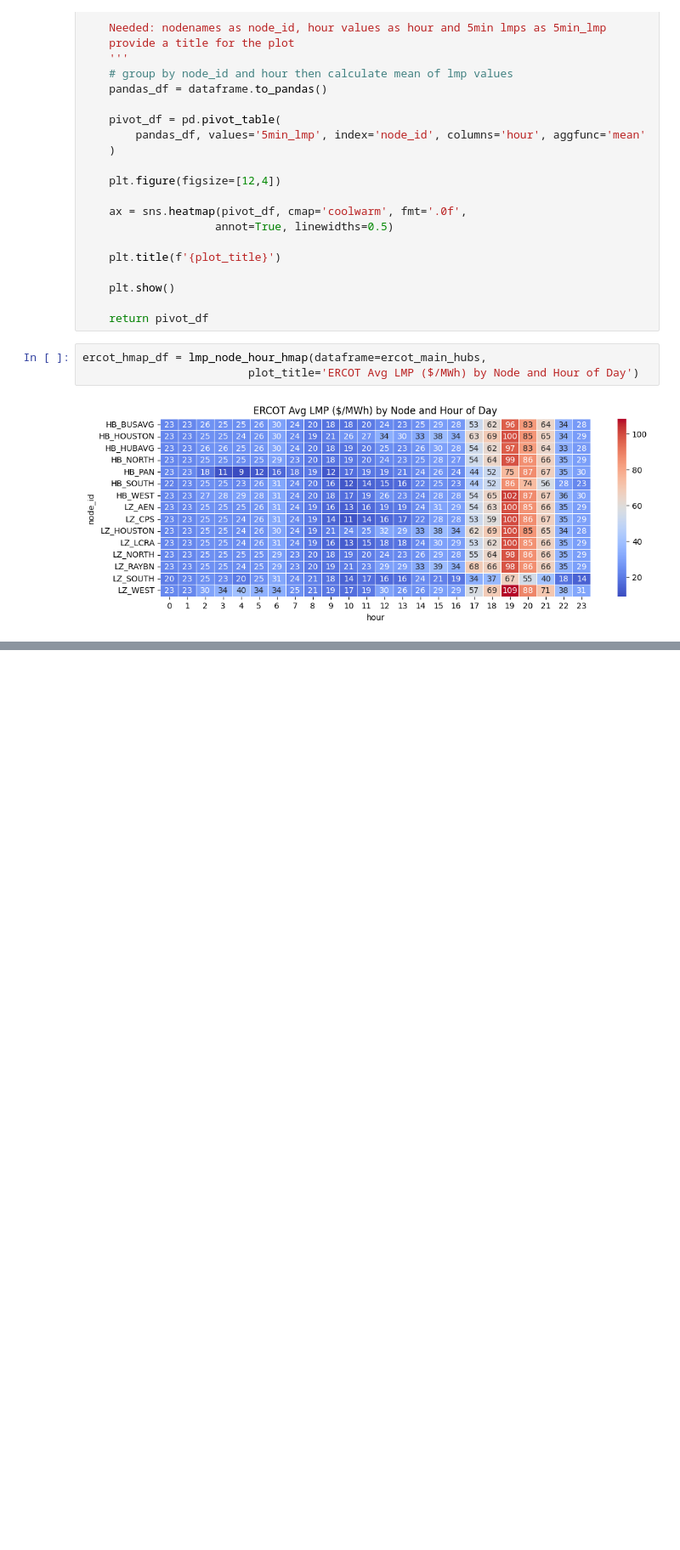
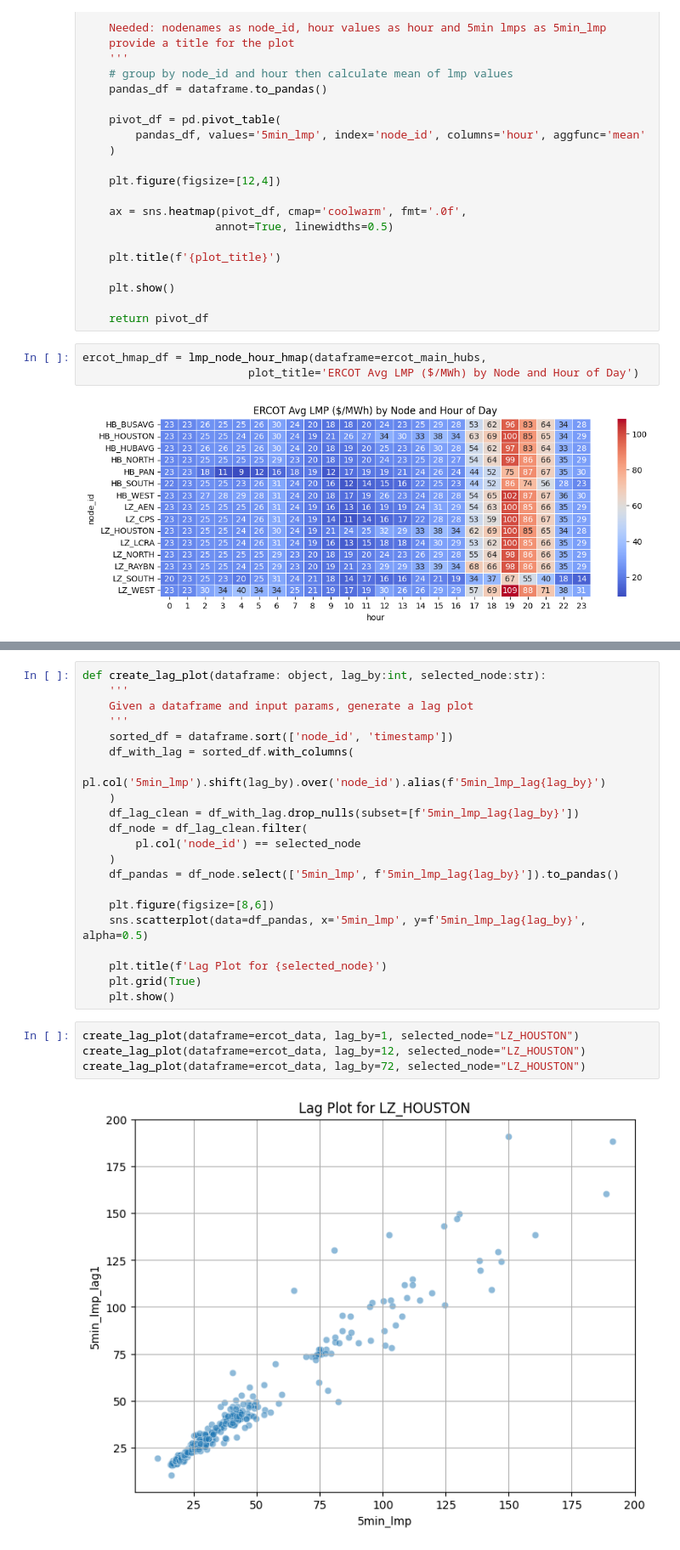
Before and after one commit to aangelsalazarr/us_electricity_pricing, a Jupyter notebook: statistical_analysis.ipynb, the cells around one changed output, grey strips where cells are left out. Shown at 85% size. Drawn from its saved outputs; the diff is of its cells as text; blank space fills up the shorter version.

```diff
--- a/statistical_analysis.ipynb
+++ b/statistical_analysis.ipynb
@@ -207,0 +215,27 @@ ercot_corr_matrix = lmp_corr_matrix(dataframe=ercot_main_hubs,
+# %%
+def create_lag_plot(dataframe: object, lag_by:int, selected_node:str):
+    '''
+    Given a dataframe and input params, generate a lag plot
+    '''
+    sorted_df = dataframe.sort(['node_id', 'timestamp'])
+    df_with_lag = sorted_df.with_columns(
+        pl.col('5min_lmp').shift(lag_by).over('node_id').alias(f'5min_lmp_lag{lag_by}')
+    )
+    df_lag_clean = df_with_lag.drop_nulls(subset=[f'5min_lmp_lag{lag_by}'])
+    df_node = df_lag_clean.filter(
+        pl.col('node_id') == selected_node
+    )
+    df_pandas = df_node.select(['5min_lmp', f'5min_lmp_lag{lag_by}']).to_pandas()
+
+    plt.figure(figsize=[8,6])
+    sns.scatterplot(data=df_pandas, x='5min_lmp', y=f'5min_lmp_lag{lag_by}', alpha=0.5)
+
+    plt.title(f'Lag Plot for {selected_node}')
+    plt.grid(True)
+    plt.show()
+# %%
+create_lag_plot(dataframe=ercot_data, lag_by=1, selected_node="LZ_HOUSTON")
+create_lag_plot(dataframe=ercot_data, lag_by=12, selected_node="LZ_HOUSTON")
+create_lag_plot(dataframe=ercot_data, lag_by=72, selected_node="LZ_HOUSTON")
+# %% [output]
+[figure, added]
```
Also changed, not shown: parts of 4 cells of this notebook, 7 other files.
